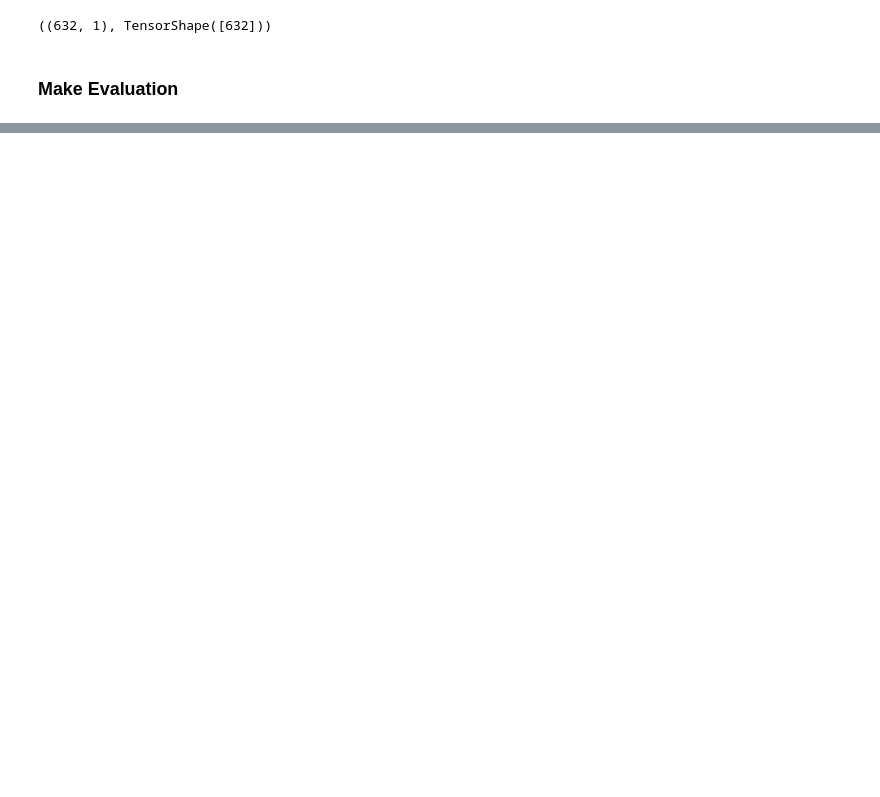
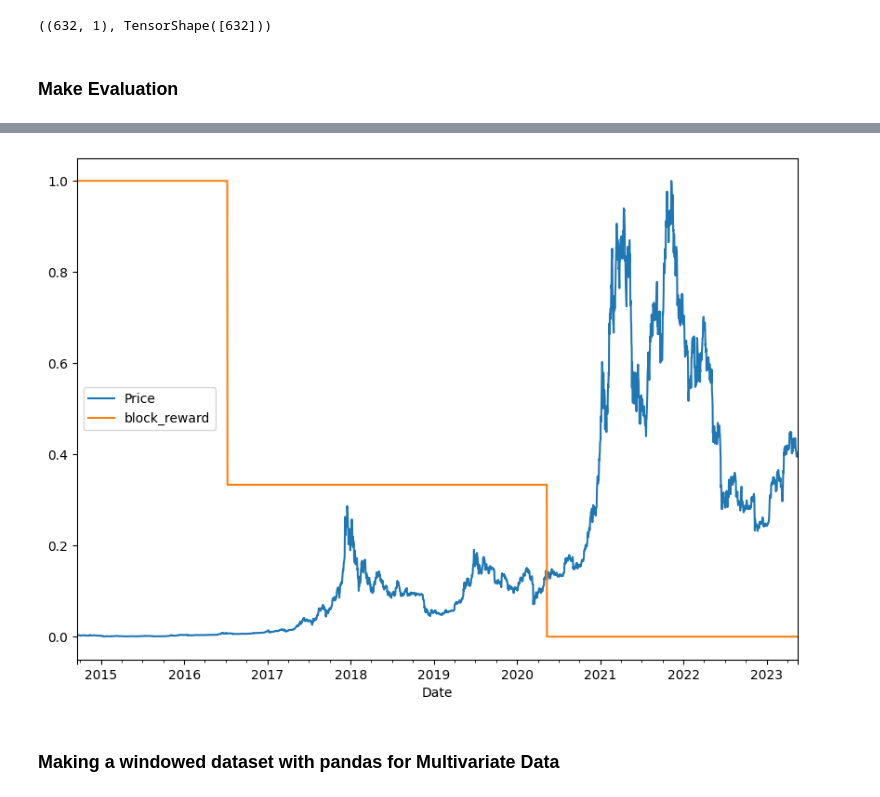
Before and after one commit to SaketMunda/time-series-with-tensorflow, a Jupyter notebook: time_series_exercise_with_tensorflow.ipynb, the cells around one changed output, grey strips where cells are left out. Saved outputs shown, nothing was run; the diff lists cells and outputs as text; code cells hidden in the pictures; blank space fills up the shorter version.

```diff
--- a/time_series_exercise_with_tensorflow.ipynb
+++ b/time_series_exercise_with_tensorflow.ipynb
@@ -407,0 +480,21 @@ model_1_results
+# %%
+# Block reward values
+block_reward_1 = 50 # not required
+block_reward_2 = 25
+block_reward_3 = 12.5
+block_reward_4 = 6.25
+block_reward_5 = 3.125
+
+
+block_reward_date_1 = np.datetime64("2009-01-03") # not required
+block_reward_date_2 = np.datetime64("2012-11-28")
+block_reward_date_3 = np.datetime64("2016-07-09")
+block_reward_date_4 = np.datetime64("2020-05-11")
+block_reward_date_5 = np.datetime64("2024-04-01")
+
+
+block_reward_2_days = (block_reward_date_3 - bitcoin_prices.index[0]).days
+block_reward_3_days = (block_reward_date_4 - bitcoin_prices.index[0]).days
+block_reward_4_days = (block_reward_date_5 - bitcoin_prices.index[0]).days
+
+block_reward_2_days, block_reward_3_days, block_reward_4_days
@@ -407,0 +503,10 @@ model_1_results
+# %%
+# Add block reward column
+bitcoin_prices_block = bitcoin_prices.copy()
+bitcoin_prices_block['block_reward'] = None
+
+# Set values of block_reward column
+bitcoin_prices_block.iloc[:block_reward_2_days, -1] = block_reward_2
+bitcoin_prices_block.iloc[block_reward_2_days:block_reward_3_days, -1] = block_reward_3
+bitcoin_prices_block.iloc[block_reward_3_days:block_reward_4_days, -1] = block_reward_4
+bitcoin_prices_block.iloc[block_reward_4_days:, -1] = block_reward_5
@@ -407,0 +533,9 @@ model_1_results
+# %%
+# Let's plot it to visualize our dataset
+from sklearn.preprocessing import minmax_scale
+
+scaled_price_block_df = pd.DataFrame(minmax_scale(bitcoin_prices_block[["Price","block_reward"]]),
+                                     columns=bitcoin_prices_block.columns,
+                                     index=bitcoin_prices_block.index)
+
+scaled_price_block_df.head()
@@ -407,0 +550,6 @@ model_1_results
+# %%
+scaled_price_block_df.plot(figsize=(10,7));
+# %% [output]
+[figure, added]
+# %% [markdown]
+### Making a windowed dataset with pandas for Multivariate Data
```
Also changed, not shown: parts of 31 cells of this notebook.
